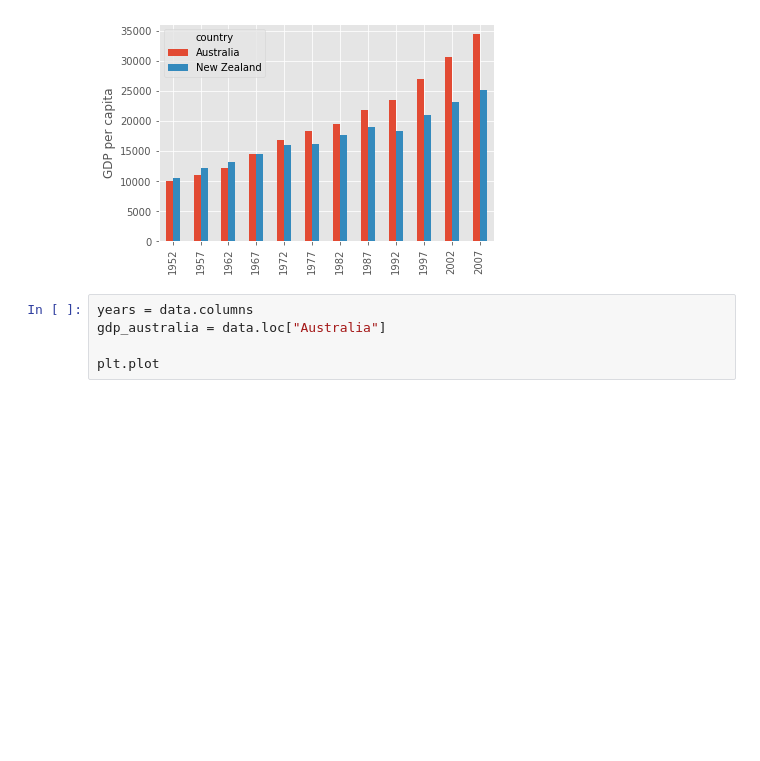
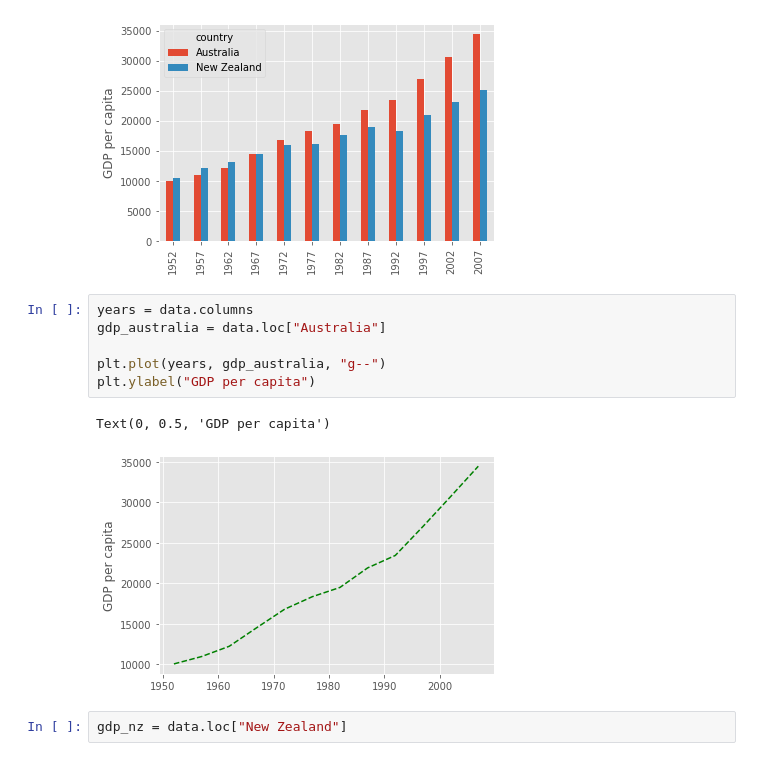
Before and after one commit to tijsbliek/gapminder-09-03-23, a Jupyter notebook: plotting.ipynb, the cells around one changed output. Drawn from its saved outputs; the diff is of its cells as text; blank space fills up the shorter version.

```diff
--- a/plotting.ipynb
+++ b/plotting.ipynb
@@ -66,5 +66,11 @@ Text(0, 0.5, 'GDP per capita')
 # %%
 years = data.columns
 gdp_australia = data.loc["Australia"]
 
-plt.plot
+plt.plot(years, gdp_australia, "g--")
+plt.ylabel("GDP per capita")
+# %% [output]
+Text(0, 0.5, 'GDP per capita')
+[figure, added]
+# %%
+gdp_nz = data.loc["New Zealand"]
```
Also changed, not shown: parts of 1 cell of this notebook.
